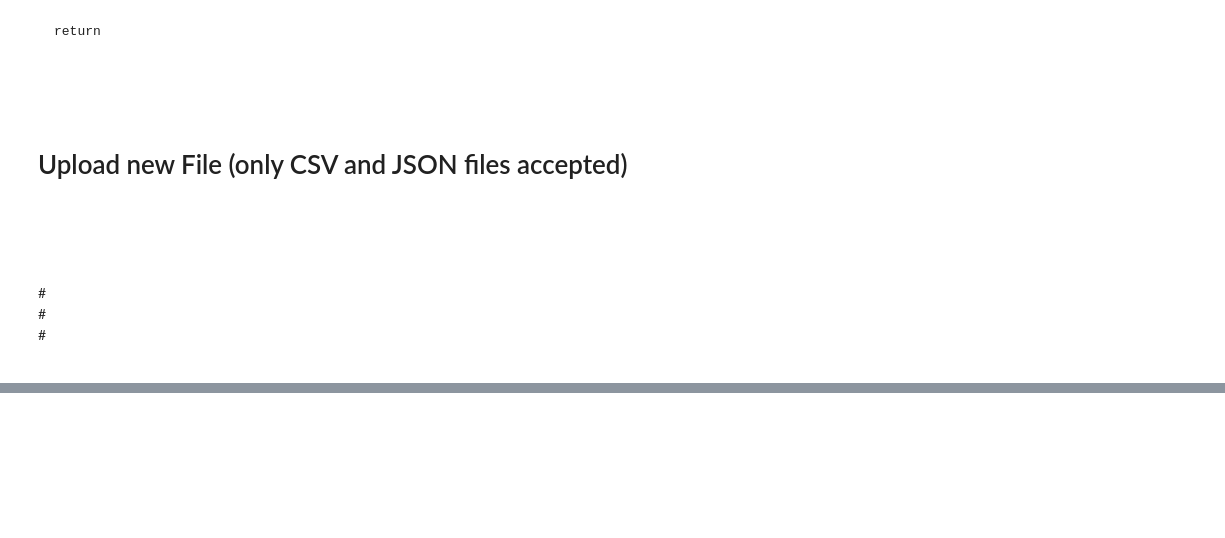
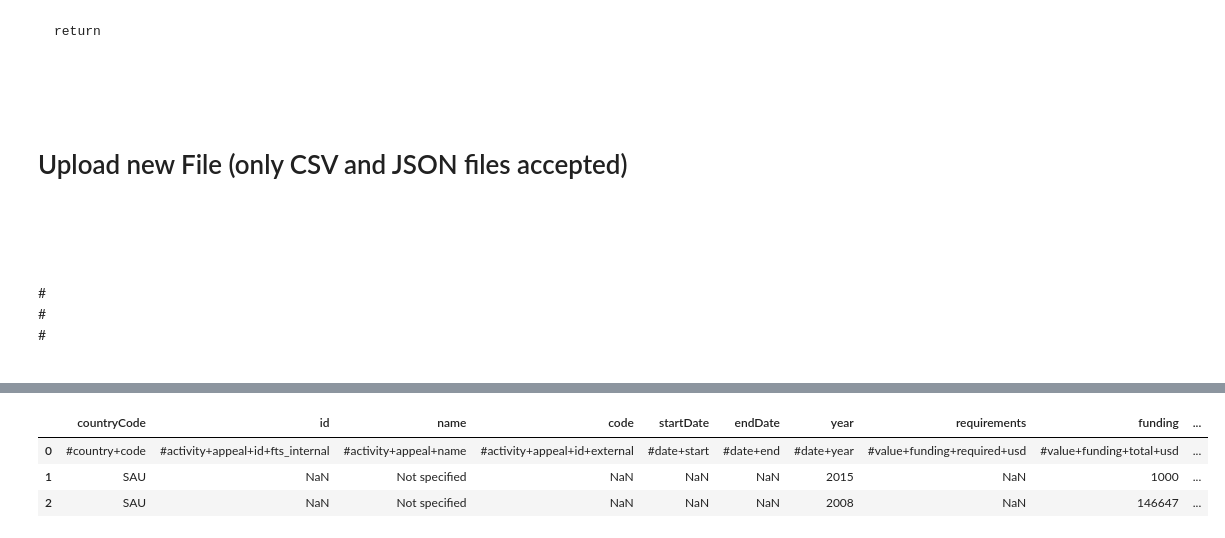
Before and after one commit to humanitarian-data-collaboration/hxl-tag-api, a Jupyter notebook: api/server.ipynb, the cells around one changed output, grey strips where cells are left out. Saved outputs shown, nothing was run; the diff lists cells and outputs as text; code cells hidden in the pictures; blank space fills up the shorter version.

```diff
--- a/api/server.ipynb
+++ b/api/server.ipynb
@@ -253,0 +323,7 @@ output_dataset
+# %%
+input_dataset
+# %% [output]
+|  | countryCode | id | name | code | startDate | endDate | year | requirements | funding | ... |
+| 0 | #country+code | #activity+appeal+id+fts_internal | #activity+appeal+name | #activity+appeal+id+external | #date+start | #date+end | #date+year | #value+funding+required+usd | #value+funding+total+usd | ... |
+| 1 | SAU | NaN | Not specified | NaN | NaN | NaN | 2015 | NaN | 1000 | ... |
+| 2 | SAU | NaN | Not specified | NaN | NaN | NaN | 2008 | NaN | 146647 | ... |
```
Also changed, not shown: parts of 11 cells of this notebook, 23 other files.
